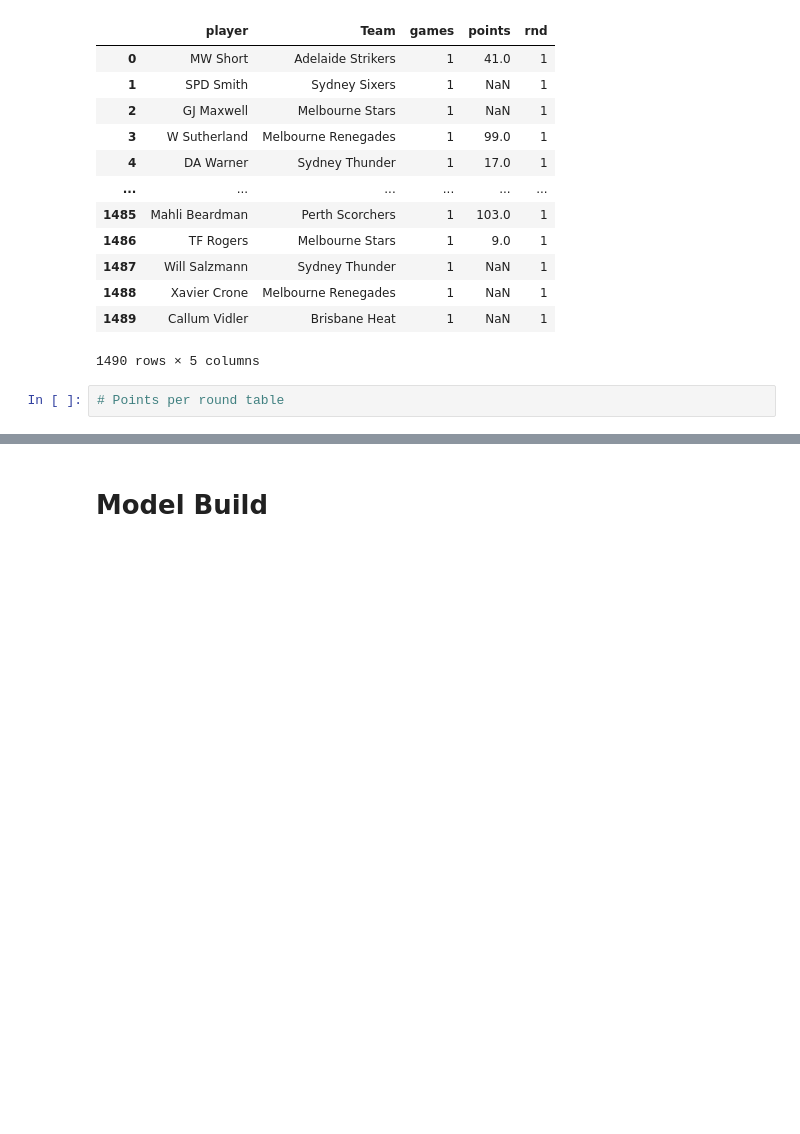
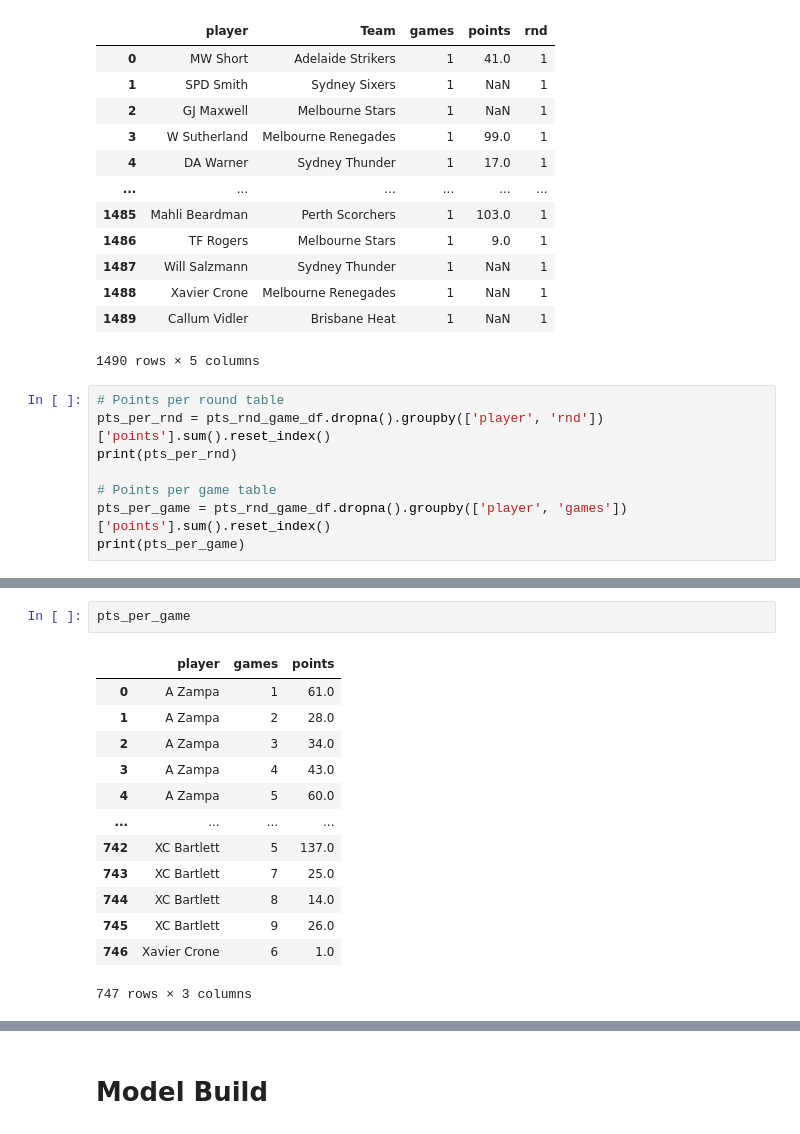
Before and after one commit to Dilan-De-Silva/Big-Bash-Fantasy-AI-v2, a Jupyter notebook: python_script/pricing-model-build.ipynb, the cells around one changed output, grey strips where cells are left out. Saved outputs shown, nothing was run; the diff lists cells and outputs as text; blank space fills up the shorter version.

```diff
--- a/python_script/pricing-model-build.ipynb
+++ b/python_script/pricing-model-build.ipynb
@@ -221,3 +217,9 @@ pts_rnd_game_df
 1490 rows × 5 columns
 # %%
 # Points per round table
+pts_per_rnd = pts_rnd_game_df.dropna().groupby(['player', 'rnd'])['points'].sum().reset_index()
+print(pts_per_rnd)
+
+# Points per game table
+pts_per_game = pts_rnd_game_df.dropna().groupby(['player', 'games'])['points'].sum().reset_index()
+print(pts_per_game)
@@ -223,0 +350,16 @@ pts_rnd_game_df
+# %%
+pts_per_game
+# %% [output]
+|  | player | games | points |
+| 0 | A Zampa | 1 | 61.0 |
+| 1 | A Zampa | 2 | 28.0 |
+| 2 | A Zampa | 3 | 34.0 |
+| 3 | A Zampa | 4 | 43.0 |
+| 4 | A Zampa | 5 | 60.0 |
+| ... | ... | ... | ... |
+| 742 | XC Bartlett | 5 | 137.0 |
+| 743 | XC Bartlett | 7 | 25.0 |
+| 744 | XC Bartlett | 8 | 14.0 |
+| 745 | XC Bartlett | 9 | 26.0 |
+| 746 | Xavier Crone | 6 | 1.0 |
+747 rows × 3 columns
```
Also changed, not shown: parts of 16 cells of this notebook.
